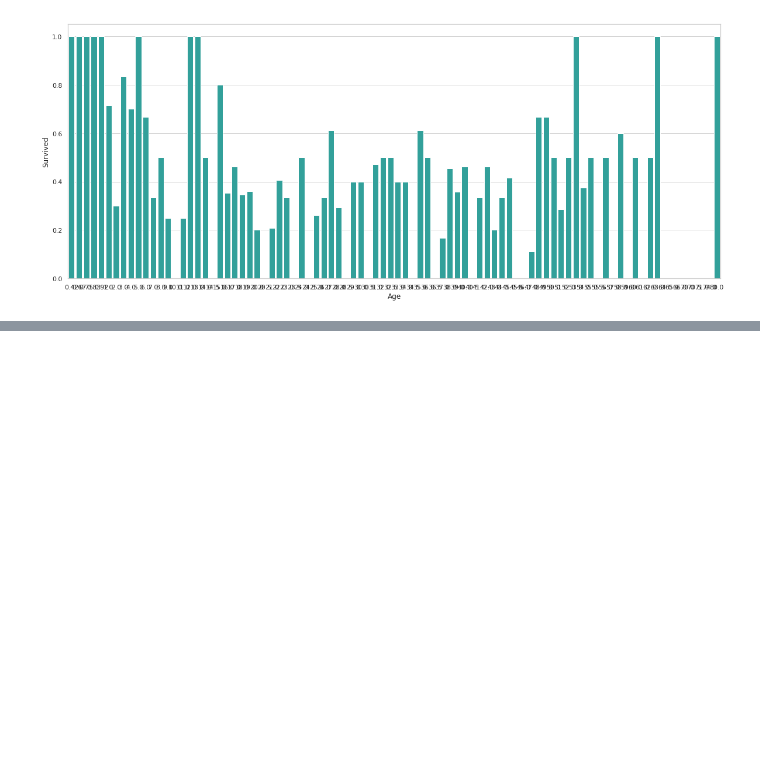
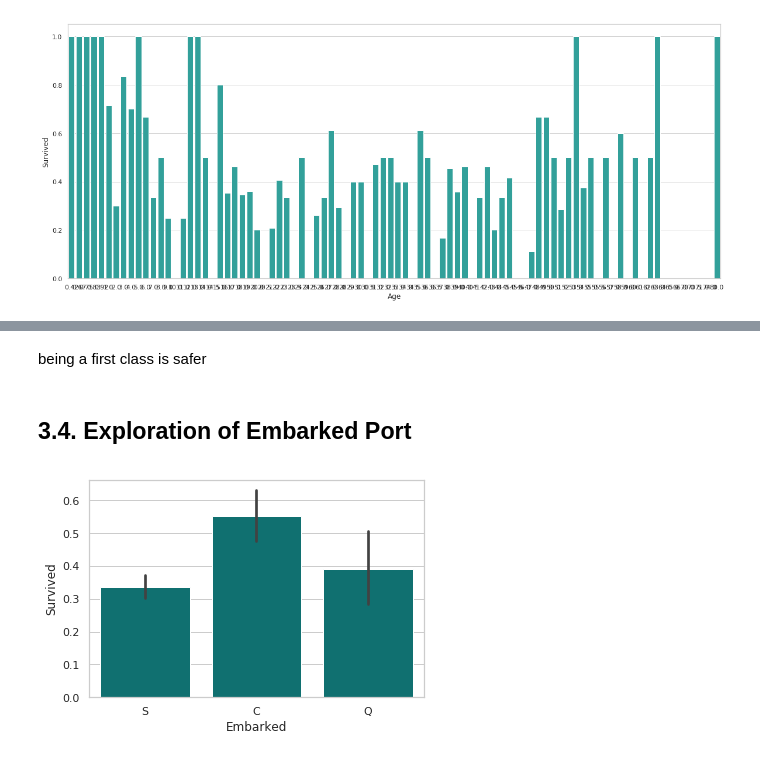
Before and after one commit to mxzgit/Data-science, a Jupyter notebook: Models/Titanic_LR.ipynb, the cells around one changed output, grey strips where cells are left out. Saved outputs shown, nothing was run; the diff lists cells and outputs as text; code cells hidden in the pictures; blank space fills up the shorter version.

```diff
--- a/Models/Titanic_LR.ipynb
+++ b/Models/Titanic_LR.ipynb
@@ -222,0 +246,9 @@ plt.show()
+# %% [markdown]
+being a first class is safer
+# %% [markdown]
+## 3.4. Exploration of Embarked Port
+# %%
+sns.barplot('Embarked','Survived', data=train_df,color="teal")
+plt.show()
+# %% [output]
+[figure, added]
```
Also changed, not shown: parts of 17 cells of this notebook.
